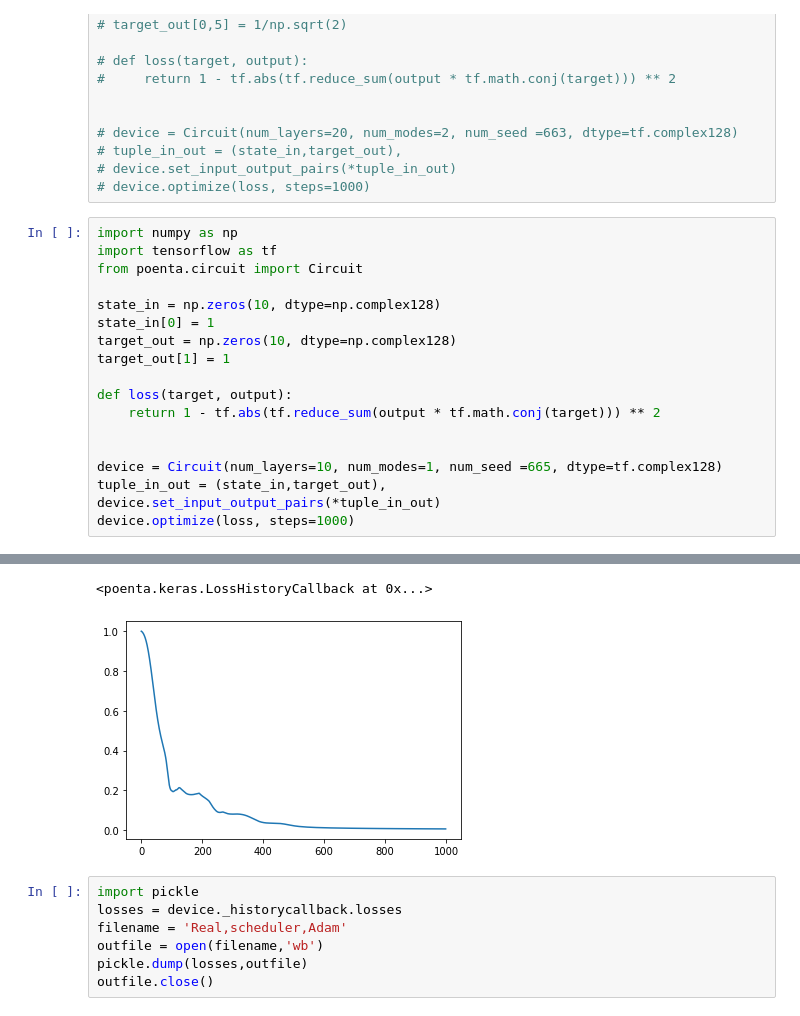
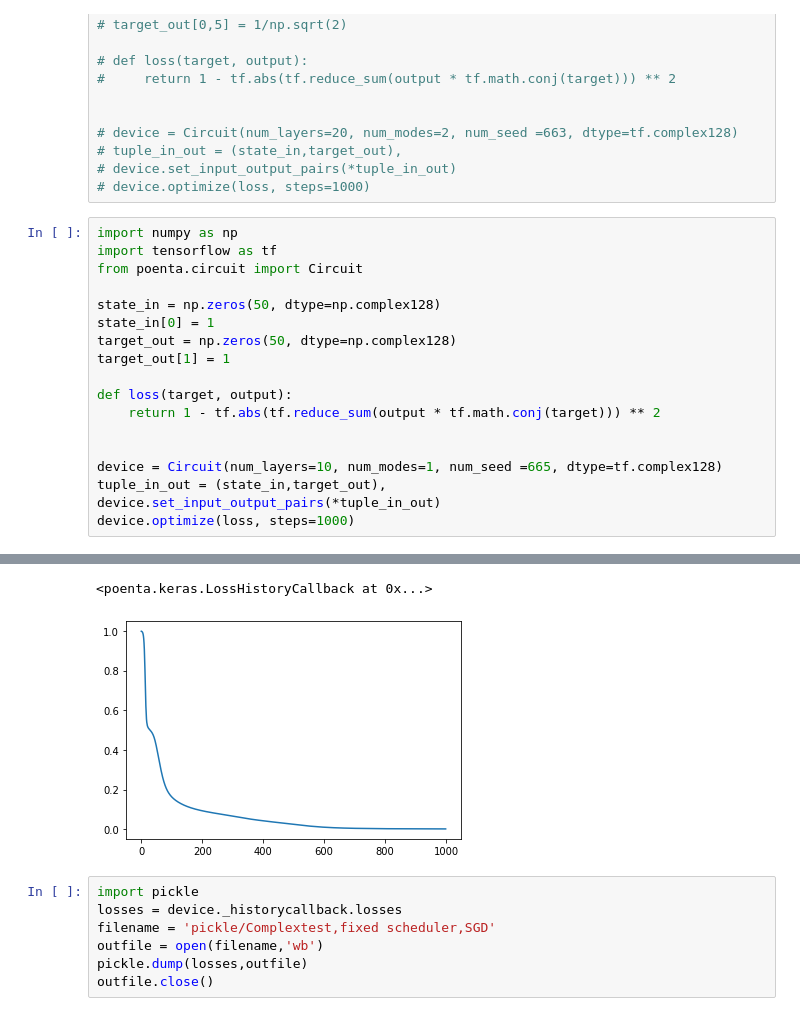
Before and after one commit to Miatto-research-group/Poenta, a Jupyter notebook: Untitled.ipynb, the cells around one changed output, grey strips where cells are left out. Saved outputs shown, nothing was run; the diff lists cells and outputs as text.

```diff
--- a/Untitled.ipynb
+++ b/Untitled.ipynb
@@ -20,29 +20,29 @@
 # %%
 import numpy as np
 import tensorflow as tf
 from poenta.circuit import Circuit
 
-state_in = np.zeros(10, dtype=np.complex128)
+state_in = np.zeros(50, dtype=np.complex128)
 state_in[0] = 1
-target_out = np.zeros(10, dtype=np.complex128)
+target_out = np.zeros(50, dtype=np.complex128)
 target_out[1] = 1
 
 def loss(target, output):
     return 1 - tf.abs(tf.reduce_sum(output * tf.math.conj(target))) ** 2
 
 
 device = Circuit(num_layers=10, num_modes=1, num_seed =665, dtype=tf.complex128)
 tuple_in_out = (state_in,target_out),
 device.set_input_output_pairs(*tuple_in_out)
 device.optimize(loss, steps=1000)
 # %% [output]
 [interactive output not drawn]
 <poenta.keras.LossHistoryCallback at 0x...>
-[figure, old version]
+[figure, new version]
 # %%
 import pickle
 losses = device._historycallback.losses
-filename = 'Real,scheduler,Adam'
+filename = 'pickle/Complextest,fixed scheduler,SGD'
 outfile = open(filename,'wb')
 pickle.dump(losses,outfile)
 outfile.close()
```
Also changed, not shown: 13 other files.
